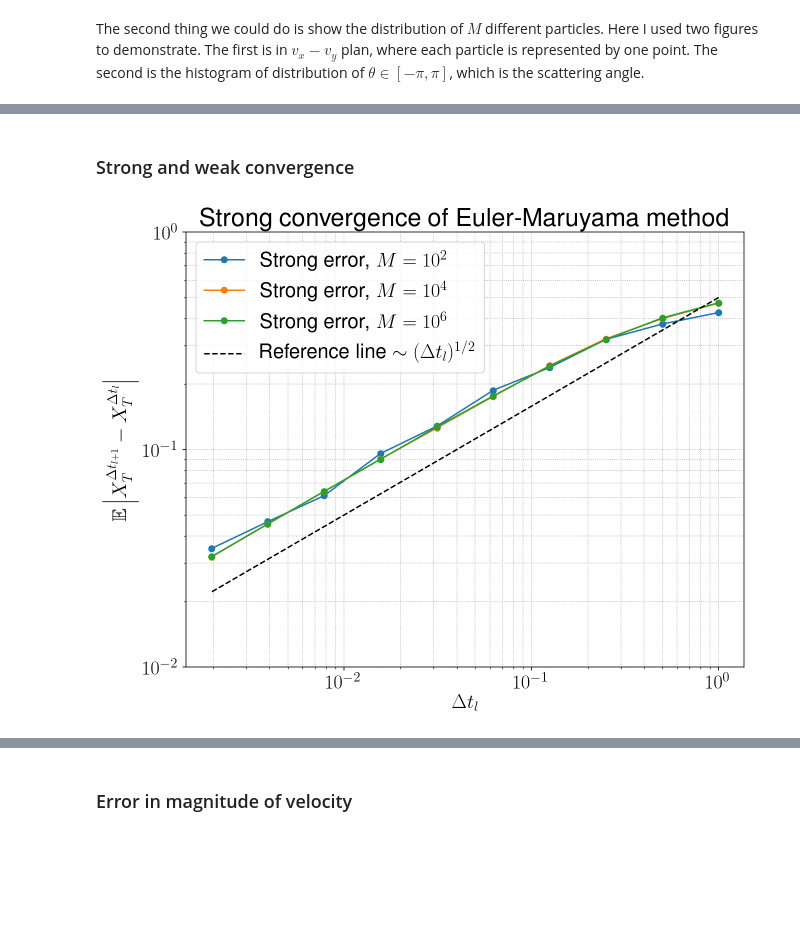
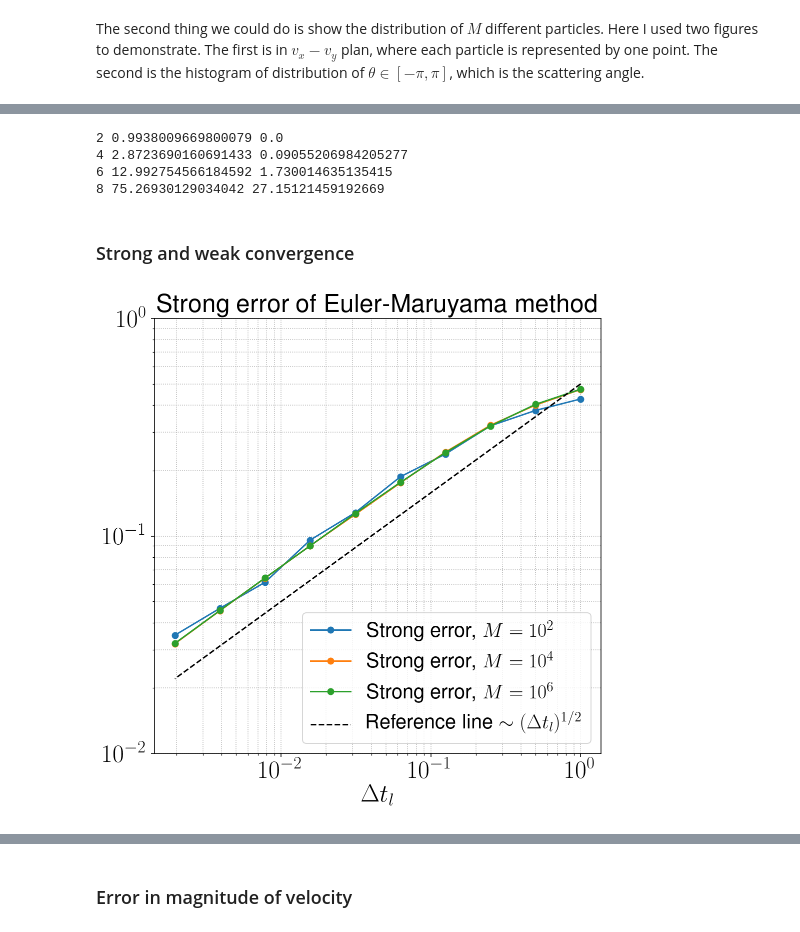
Before and after one commit to yichenfu/SDE_error_analysis, a Jupyter notebook: Parallel_EM.ipynb, the cells around one changed output, grey strips where cells are left out. Drawn from its saved outputs; the diff is of its cells as text; code cells hidden in the pictures; blank space fills up the shorter version.

```diff
--- a/Parallel_EM.ipynb
+++ b/Parallel_EM.ipynb
@@ -281,7 +279,10 @@ print(t2-t1)
 # %%
 # load the saved result from file
 
-with open('./data/EM.pickle', 'rb') as handle:
+# put in n_core of not parallel runing
+n_core = 6
+
+with open('../data/EM.pickle', 'rb') as handle:
     EM_results = pickle.load(handle)
 # %% [markdown]
 ### Straightforward statistics and visualization
@@ -295,14 +296,14 @@ The first thing we could verify is the so-called path-wise convergence. It shows
 EM = EM_results[0]
 
 # calculation of pathwise convergent.
-plt.figure(figsize=(10,8))
-for l in [1,2,3,4,5,6,7,8,9,10]:
+plt.figure(figsize=(8,8))
+for l in range(1,10):
     plt.plot(EM[0][l]['t'], EM[0][l]['vx'], label='$\Delta t_l = 2^{-%i}$' % l, \
              marker='o', markersize=3, linewidth=1)
 
-plt.legend(fontsize=20);plt.xticks(fontsize=20);plt.yticks(fontsize=20);
-plt.title('The path-wise convergence for one reuslt', fontsize=20);
-plt.xlabel('Time',fontsize=20); plt.ylabel('$v_x$',fontsize=30);
+plt.legend(fontsize=22);plt.xticks(fontsize=25);plt.yticks([-1, -0.5,0,0.5,1],fontsize=20);
+plt.title('The path-wise convergence, EM', fontsize=30);
+plt.xlabel('Time',fontsize=30); plt.ylabel('$v_x$',fontsize=25);
 
 # save fig
 plt.savefig('./fig/EM_path_wise.pdf')
@@ -350,8 +353,22 @@ plt.savefig('./fig/EM_theta_hist.pdf')
+# %%
+# calculate higher order central moments
+moment_list = [2,4,6,8]
+coefficient_list = [1,3,15,105]
+
+for l in range(4):
+    theta_m = moment(theta, moment=moment_list[l])
+    error_m = np.abs( theta_m - coefficient_list[l] * moment(theta, moment=2)**(moment_list[l]/2.) )
+    print(moment_list[l], theta_m, error_m )
+# %% [output]
+2 0.9938009669800079 0.0
+4 2.8723690160691433 0.09055206984205277
+6 12.992754566184592 1.730014635135415
+8 75.26930129034042 27.15121459192669
 # %% [markdown]
 ### Strong and weak convergence
 # %%
 # calculate the stong convergence based on the result EM.
-plt.figure(figsize=(10,8))
+plt.figure(figsize=(8,8))
 
 # initialize the result of strong convergence
 dt_list = np.array([ 2.**(-l) for l in range(l_max) ])
@@ -374,37 +391,37 @@ for M_max in [100, 10000, 1000000]:
         # go through all independent processes
         for alpha in range(n_core):
 
             EM = EM_results[alpha]
 
             for i in range(1,M_per_core):
 
                 # only calculate M < M_max
                 if count > M_max:
                     break
 
                 count += 1
 
                 epsilon += np.sqrt( (EM[i][l]['vx'] - EM[i][l+1]['vx'])**2 \
                                    + (EM[i][l]['vy'] - EM[i][l+1]['vy'])**2 )
 
         e_strong[l] = epsilon / count
 
     # plot the data
     plt.plot(dt_list,e_strong,marker='o', label='Strong error, $M= 10^{%i}$' % np.log10(M_max))
 
 # settings for the figure
 plt.plot(dt_list,ref, color='k', linestyle='--', label='Reference line $\sim (\Delta t_l)^{1/2}$')
 plt.xscale('log'); plt.yscale('log'); plt.legend(fontsize=20);
 plt.ylim([1e-2,1]);
 plt.grid(which='both',linestyle=':')
-plt.xticks(fontsize=20);plt.yticks(fontsize=20);
-plt.xlabel('$\Delta t_l$',fontsize=20);
-plt.ylabel(r'$\mathbb{E}\left|X_{T}^{\Delta t_{l+1}} - X_{T}^{\Delta t_{l}}\right|$',fontsize=20);
-plt.title('Strong convergence of Euler-Maruyama method', fontsize=25);
+plt.xticks(fontsize=25);plt.yticks(fontsize=25);
+plt.xlabel('$\Delta t_l$',fontsize=25);
+# plt.ylabel(r'$\mathbb{E}\left|X_{T}^{\Delta t_{l+1}} - X_{T}^{\Delta t_{l}}\right|$',fontsize=20);
+plt.title('Strong error of Euler-Maruyama method', fontsize=25);
 
 # save fig
 plt.savefig('./fig/EM_strong.pdf')
 # %% [output]
-[figure, old version]
+[figure, new version]
 # %%
 # calculate the weak convergence of MP
```
Also changed, not shown: parts of 7 cells of this notebook, 23 other files.
